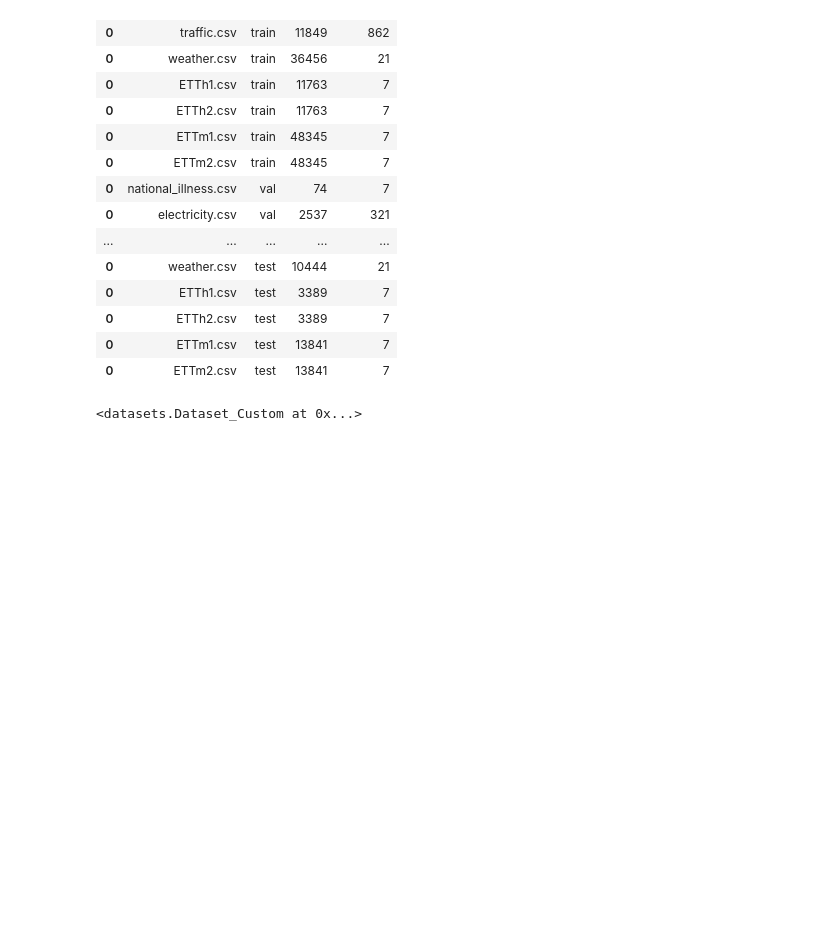
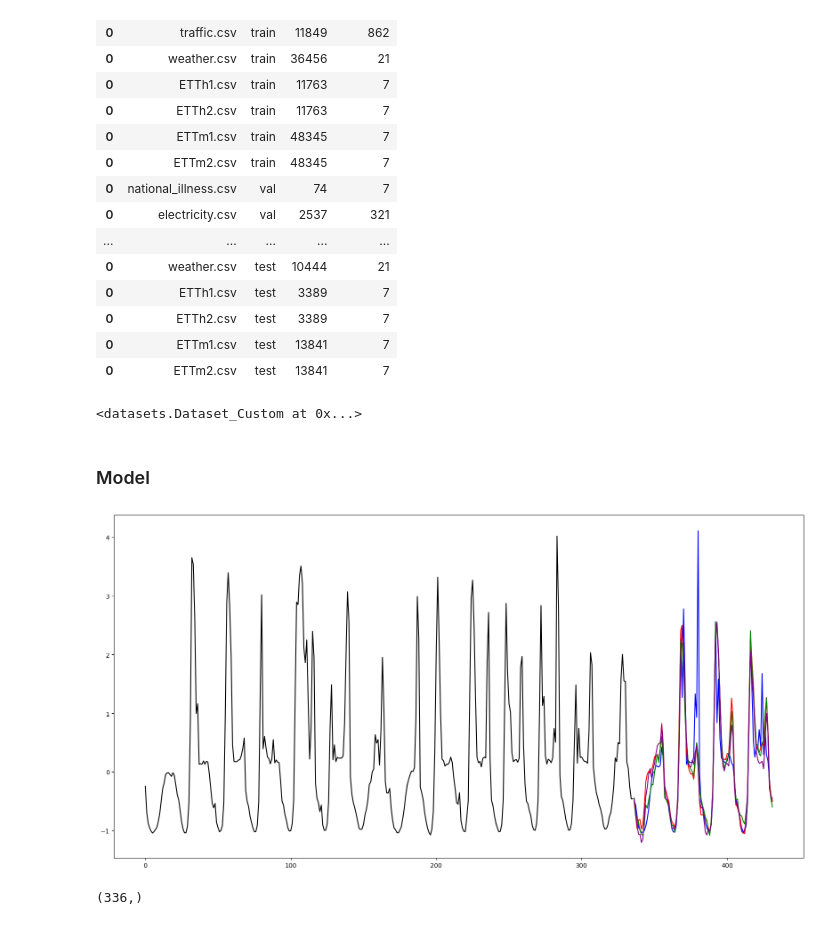
Before and after one commit to gaasher/embedding_thesis, a Jupyter notebook: figures.ipynb, the cells around one changed output. Saved outputs shown, nothing was run; the diff lists cells and outputs as text; code cells hidden in the pictures; blank space fills up the shorter version.

```diff
--- a/figures.ipynb
+++ b/figures.ipynb
@@ -76,3 +76,5 @@ results = {
     'base_patch' : [[.8604, .2274, .2747, .2049, .4602, .3039, .3813, .2279], [1.869, .1324, .3902, .1529, .438, .1934, .3318, .115]],
     'neighbor_residual' : [[], []],
 }
+# %% [markdown]
+### Model
@@ -78,0 +84,47 @@ results = {
+# %%
+# load all of the checkpoints
+checkpoints = []
+
+
+# load traffic datset
+dataset = Dataset_Custom(root_path='./datasets/traffic/', data_path='traffic.csv', freq='h', flag='test',
+                         features='M', size = (336, 0, 96))
+# get random index of test set
+idx = np.random.randint(0, len(dataset))
+# get the data at that index
+data = dataset[idx]
+x, y, _, _ = data
+
+results_dict = {}
+
+for i in range(len(checkpoints)):
+    model = patchTST.load_from_checkpoint(f'./trained_models/{checkpoints[i]}_best.ckpt')
+    model.eval()
+    # get the prediction
+    pred = model(torch.tensor(x).unsqueeze(0).float())
+    pred = pred.detach().numpy().squeeze()
+
+    results_dict[checkpoints[i]] = {}
+    results_dict[checkpoints[i]]['x'] = x
+    results_dict[checkpoints[i]]['y'] = y
+    results_dict[checkpoints[i]]['pred'] = pred
+# %%
+# take the first row and plot the data
+import matplotlib.pyplot as plt
+import matplotlib.dates as mdates
+
+fig, ax = plt.subplots(1, 1, figsize=(20, 10))
+ax.plot(results_dict[checkpoints[0]]['x'][:, 150], label='Input', color='black')
+
+# plot ground truth y/predictions after the input
+ax.plot(np.arange(336, 336+96), results_dict[checkpoints[i]]['y'][:, 150], label='Ground Truth', color='blue')
+color_list = ['red', 'green', 'purple', 'orange', 'pink', 'brown', 'gray', 'cyan']
+
+for i in range(len(checkpoints)):
+    ax.plot(np.arange(336, 336+96), results_dict[checkpoints[i]]['pred'][:, 150], label='Prediction', color=color_list[i])
+# %% [output]
+[figure, added]
+# %%
+results_dict[checkpoints[0]]['x'][:, 0].shape
+# %% [output]
+(336,)
```
Also changed, not shown: parts of 3 cells of this notebook, 1 other file.
